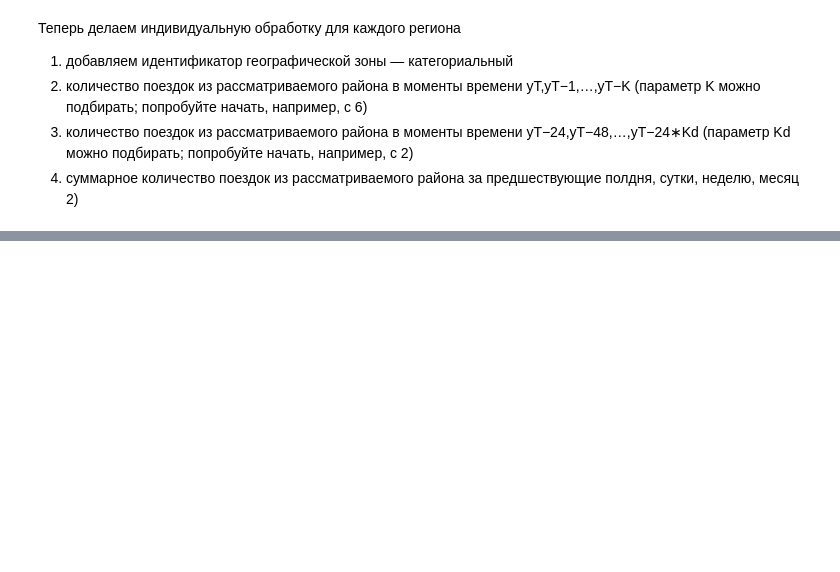
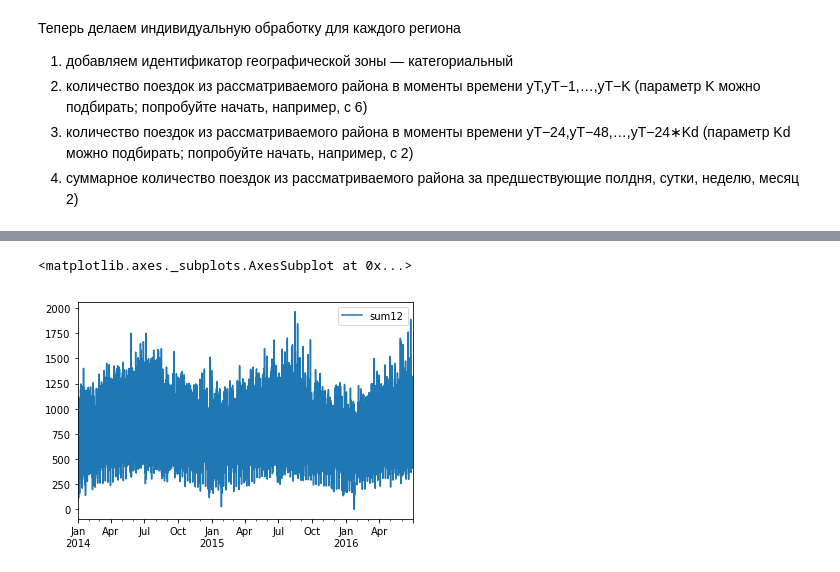
Before and after one commit to PhySci/projectNYtaxi, a Jupyter notebook: week5/week 5.ipynb, the cells around one changed output, grey strips where cells are left out. Cells and saved outputs as stored; diff of their text form; code cells hidden in the pictures; blank space fills up the shorter version.

Commit message:
week5 - add new features

```diff
--- a/week5/week 5.ipynb
+++ b/week5/week 5.ipynb
@@ -183,7 +183,7 @@ for timeLag in np.arange(1,Kp+1):
     name = 'periodicLag_'+str(timeLag)
     df3.loc[:,name] = df3.y.shift(periods=timeLag*24)
 
-
+df3.fillna(0,inplace=True)
 df3.head(50)
 # %% [output]
 |  | y | linear | weekCos1 | weekSin1 | weekCos2 | weekSin2 | weekCos3 | weekSin3 | weekCos4 | weekSin4 | ... |
@@ -206,0 +207,7 @@ df3.head(50)
+# %%
+# суммарное количество поездок из рассматриваемого района за предшествующие полдня, сутки, неделю, месяц
+df3.loc[:,'sum12'] = df3.y.rolling(window = 12, min_periods = 1).sum()
+df3.loc[:,'sum24'] = df3.y.rolling(window = 24, min_periods = 1).sum()
+df3.loc[:,'sumWeek'] = df3.y.rolling(window = 168, min_periods = 1).sum()
+df3.loc[:,'sumMonth'] = df3.y.rolling(window = 720, min_periods = 1).sum()
+df3.head()
@@ -206,0 +222,5 @@ df3.head(50)
+# %%
+df3.plot(y=['sum12'])
+# %% [output]
+<matplotlib.axes._subplots.AxesSubplot at 0x...>
+[figure, added]
```
Also changed, not shown: parts of 3 cells of this notebook.
